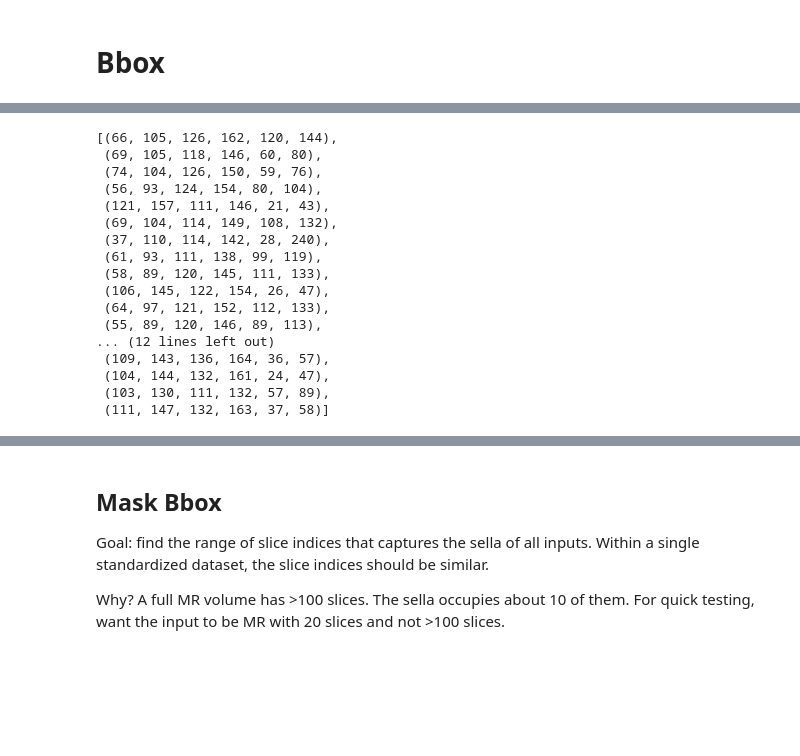
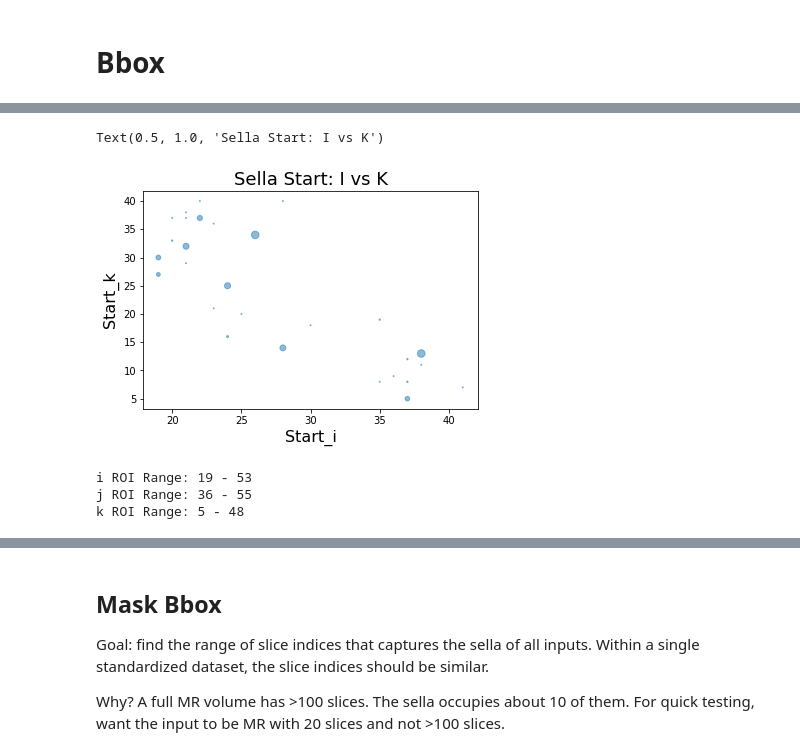
Before and after one commit to RGologorsky/DeepPit, a Jupyter notebook: 6 B - Label Metadata Check.ipynb, the cells around one changed output, grey strips where cells are left out. Saved outputs shown, nothing was run; the diff lists cells and outputs as text; code cells hidden in the pictures; blank space fills up the shorter version.

```diff
--- a/6 B - Label Metadata Check.ipynb
+++ b/6 B - Label Metadata Check.ipynb
@@ -296,3 +323,15 @@ class GetBbox(ItemTransform):
         return mask2bbox(np.array(x[1]))
 
 bboxs = [GetBbox()(i) for i in iso_tls]
+# %%
+print(len(bboxs))
+
+interesting_df = DF([{"Index":i, \
+                     "Count": unique_df.cnts.values[i], \
+                     "Folder": get_folder_name(unique_items[i][0]), \
+                     "start_i": bboxs[i][0:2][0], \
+                     "start_k": bboxs[i][4:6][0]} \
+        for i in range(len(bboxs))])
+
+print(*[f"Index {i:2.0f}: Count: {unique_df.cnts.values[i]:2.0f} Folder: {get_folder_name(unique_items[i][0])}: i: {bboxs[i][0:2]}, k: {bboxs[i][4:6]}" \
+        for i in range(len(bboxs))], sep="\n")
@@ -298,0 +396,11 @@ bboxs = [GetBbox()(i) for i in iso_tls]
+# %%
+plt.scatter('start_i', 'start_k',
+             s='Count',
+             alpha=0.5, data=interesting_df)
+
+plt.xlabel("Start_i", size=16)
+plt.ylabel("Start_k", size=16)
+plt.title("Sella Start: I vs K", size=18)
+# %% [output]
+Text(0.5, 1.0, 'Sella Start: I vs K')
+[figure, added]
@@ -302,7 +415,7 @@ descr = ["imin", "imax", "jmin", "jmax", "kmin", "kmax"]
 def bb_dict(bbox): return dict(zip(descr, bbox))
 
 # dataframe of imin/imax
-mk_df = DF([{'folder': get_fol mr, 'cnt': unique_df['cnts'].values[i] **bb_dict(bboxs[i])} \
+mk_df = DF([{'folder': get_folder_name(mr), 'cnt': unique_df['cnts'].values[i], **bb_dict(bboxs[i])} \
             for i,(mr, mk) in enumerate(unique_items)])
 
 # irange is 62-108; jrange = 118-181; krange = 60-144
@@ -315,23 +428,9 @@ for col in ("i", "j", "k"):
 # plot slice range
 #mk_df.boxplot(column=descr)
 # %% [output]
-[(66, 105, 126, 162, 120, 144),
- (69, 105, 118, 146, 60, 80),
- (74, 104, 126, 150, 59, 76),
- (56, 93, 124, 154, 80, 104),
- (121, 157, 111, 146, 21, 43),
- (69, 104, 114, 149, 108, 132),
- (37, 110, 114, 142, 28, 240),
- (61, 93, 111, 138, 99, 119),
- (58, 89, 120, 145, 111, 133),
- (106, 145, 122, 154, 26, 47),
- (64, 97, 121, 152, 112, 133),
- (55, 89, 120, 146, 89, 113),
-... (12 lines left out)
- (109, 143, 136, 164, 36, 57),
- (104, 144, 132, 161, 24, 47),
- (103, 130, 111, 132, 57, 89),
- (111, 147, 132, 163, 37, 58)]
+i ROI Range: 19 - 53
+j ROI Range: 36 - 55
+k ROI Range: 5 - 48
 # %%
 # Viz
 
```
Also changed, not shown: parts of 18 cells of this notebook, 1 other file.
